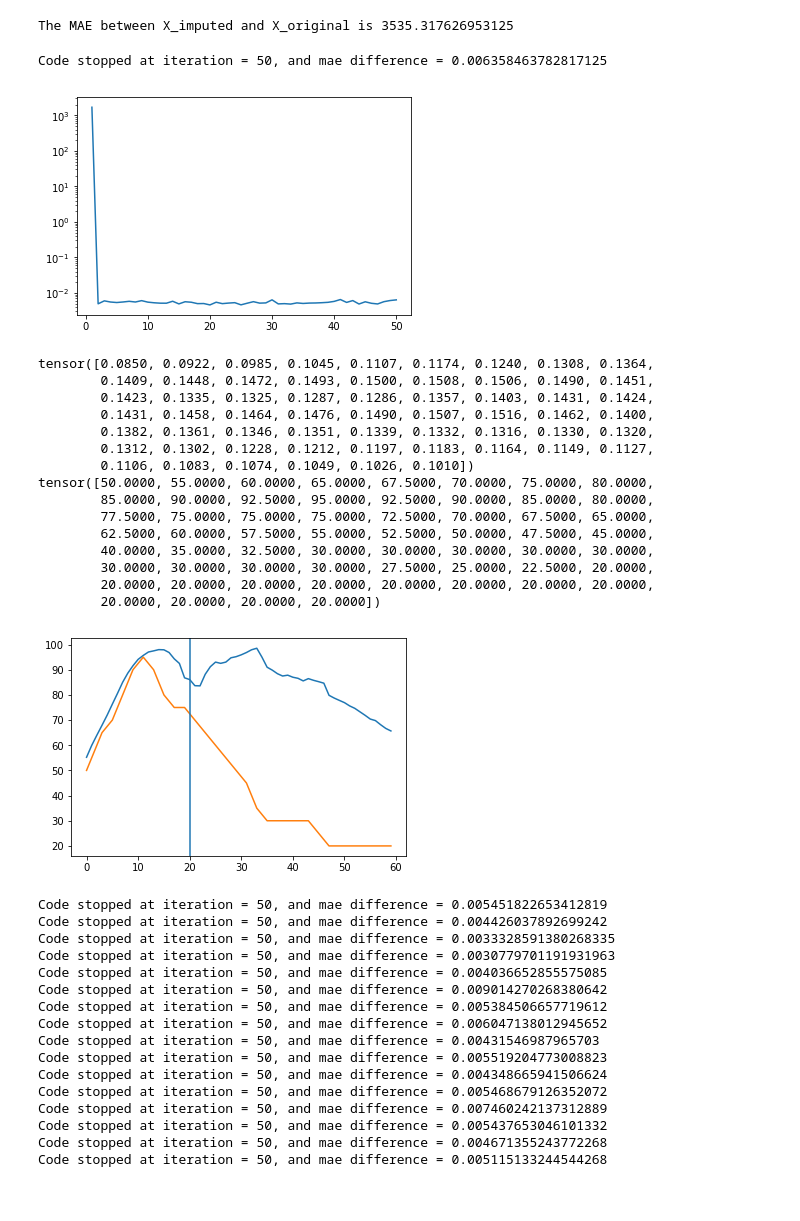
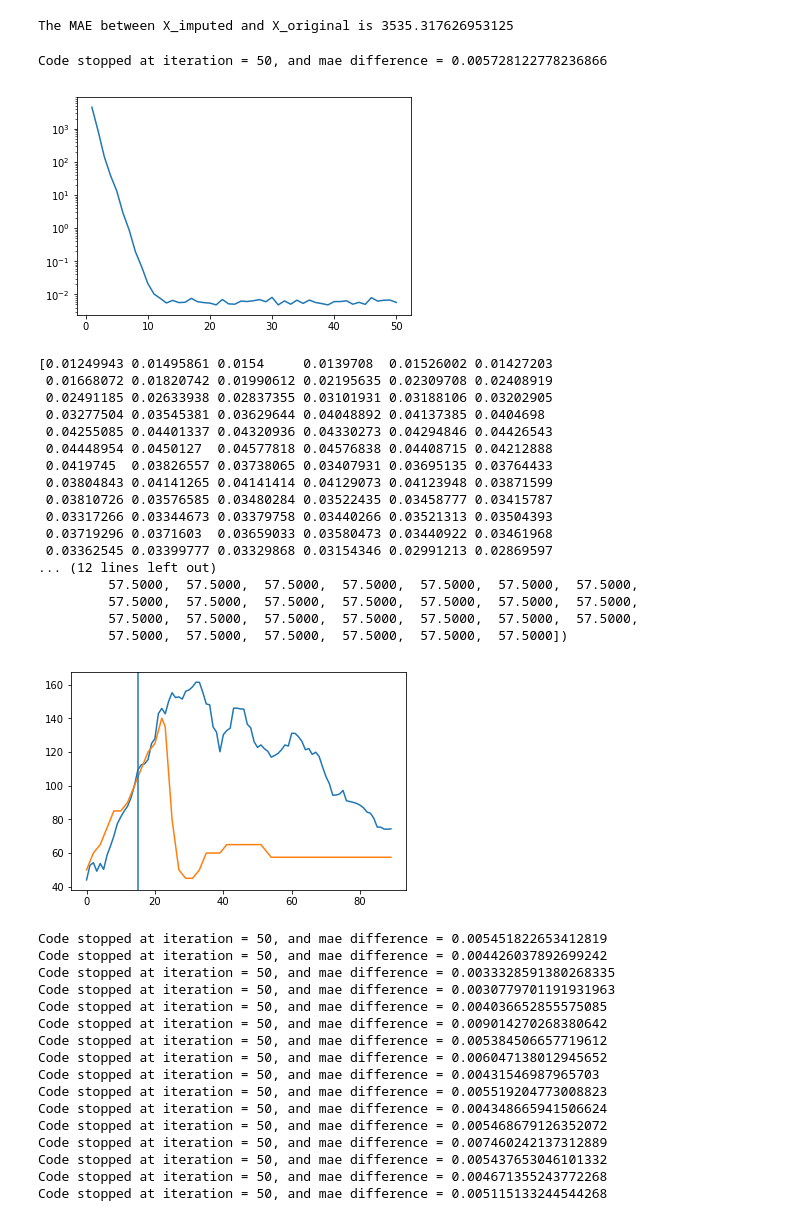
Before and after one commit to leobix/hurricast, a Jupyter notebook: processing_csv.ipynb, the cells around one changed output. Cells and saved outputs as stored; diff of their text form; code cells hidden in the pictures.

Commit message:
added test and additional processing

```diff
--- a/processing_csv.ipynb
+++ b/processing_csv.ipynb
@@ -136,6 +138,14 @@ def create_tensor(data, number_of_storms):
     for i in range(2,number_of_storms,1):
         tensor=np.dstack((tensor, data[i]))
     return tensor
+
+def repad(t):
+    for i in range(t.shape[0]):
+        if t[i][2][-1] == 0:
+            ind = np.argmin(t[0][2])
+            for j in range(ind,t.shape[2]):
+                t[i,:,j]=t[i,:,ind-1]
+    return t
 # %%
 def prepare_data(path = "ibtracs.last3years.list.v04r00.csv", max_wind_change = 12, min_wind = 50, min_steps = 15, max_steps = 120):
     data = pd.read_csv(path)
@@ -159,9 +169,11 @@ def prepare_data(path = "ibtracs.last3years.list.v04r00.csv", max_wind_change =
     t2=torch.Tensor(t[:,3:,:].astype('float64'))
     #transpose time and sample
     t3=torch.transpose(t2,0,2)
+    #replace 0 by latest values in the tensor
+    t3 = repad(t3)
     return t3
 # %%
-t3 = prepare_data(max_steps=60)
+t3 = prepare_data(max_steps=90)
 # %% [output]
 A value is trying to be set on a copy of a slice from a DataFrame.
 Try using .loc[row_indexer,col_indexer] = value instead
@@ -249,40 +261,46 @@ Code stopped at iteration = 50, and mae difference = 0.005229192320257425
 [figure]
 The MAE between X_imputed and X_original is 3535.317626953125
 # %%
-def test(data, storm_id, time, r):
+def test(data, storm_id, time, r, p = 2):
     data2 = data.clone()
     for t in range(time,data.shape[2]):
         data2[storm_id,:,t] = data2[storm_id,:,time-1]
         data2 = F.normalize(data2, dim = 2)
-    X_imputed = slice_learning(data2,r)
-    print(X_imputed[storm_id][2])
-    print(data[storm_id][2])
+    #get_best_r(data2, 5, 21)
+    X_imputed = np.array(slice_learning(data2,r))
+
+    print(X_imputed[storm_id][p])
+    print(data[storm_id][p])
     l = [i for i in range(data.shape[2])]
-    plt.plot(l, 650*np.array(X_imputed[storm_id][2]))
-    plt.plot(l, np.array(t3_test[storm_id][2]))
+    data = np.array(data)
+    plt.plot(l, data[storm_id][p][time-1]/X_imputed[storm_id][p][time-1]*(X_imputed[storm_id][p]))
+    plt.plot(l, data[storm_id][p])
     plt.axvline(x=time)
     plt.show()
-# %%
-test(t3, storm_id = 78, time = 20, r = 21)
-# %% [output]
-Code stopped at iteration = 50, and mae difference = 0.006358463782817125
-[figure, removed]
-tensor([0.0850, 0.0922, 0.0985, 0.1045, 0.1107, 0.1174, 0.1240, 0.1308, 0.1364,
-        0.1409, 0.1448, 0.1472, 0.1493, 0.1500, 0.1508, 0.1506, 0.1490, 0.1451,
-        0.1423, 0.1335, 0.1325, 0.1287, 0.1286, 0.1357, 0.1403, 0.1431, 0.1424,
-        0.1431, 0.1458, 0.1464, 0.1476, 0.1490, 0.1507, 0.1516, 0.1462, 0.1400,
-        0.1382, 0.1361, 0.1346, 0.1351, 0.1339, 0.1332, 0.1316, 0.1330, 0.1320,
-        0.1312, 0.1302, 0.1228, 0.1212, 0.1197, 0.1183, 0.1164, 0.1149, 0.1127,
-        0.1106, 0.1083, 0.1074, 0.1049, 0.1026, 0.1010])
-tensor([50.0000, 55.0000, 60.0000, 65.0000, 67.5000, 70.0000, 75.0000, 80.0000,
-        85.0000, 90.0000, 92.5000, 95.0000, 92.5000, 90.0000, 85.0000, 80.0000,
-        77.5000, 75.0000, 75.0000, 75.0000, 72.5000, 70.0000, 67.5000, 65.0000,
-        62.5000, 60.0000, 57.5000, 55.0000, 52.5000, 50.0000, 47.5000, 45.0000,
-        40.0000, 35.0000, 32.5000, 30.0000, 30.0000, 30.0000, 30.0000, 30.0000,
-        30.0000, 30.0000, 30.0000, 30.0000, 27.5000, 25.0000, 22.5000, 20.0000,
-        20.0000, 20.0000, 20.0000, 20.0000, 20.0000, 20.0000, 20.0000, 20.0000,
-        20.0000, 20.0000, 20.0000, 20.0000])
-[figure, removed]
+# %%
+#60 is big storm not easy to predict
+test(t3, storm_id = 90, time = 15, r = 13, p = 2)
+# %% [output]
+Code stopped at iteration = 50, and mae difference = 0.005728122778236866
+[figure, added]
+[0.01249943 0.01495861 0.0154     0.0139708  0.01526002 0.01427203
+ 0.01668072 0.01820742 0.01990612 0.02195635 0.02309708 0.02408919
+ 0.02491185 0.02633938 0.02837355 0.03101931 0.03188106 0.03202905
+ 0.03277504 0.03545381 0.03629644 0.04048892 0.04137385 0.0404698
+ 0.04255085 0.04401337 0.04320936 0.04330273 0.04294846 0.04426543
+ 0.04448954 0.0450127  0.04577818 0.04576838 0.04408715 0.04212888
+ 0.0419745  0.03826557 0.03738065 0.03407931 0.03695135 0.03764433
+ 0.03804843 0.04141265 0.04141414 0.04129073 0.04123948 0.03871599
+ 0.03810726 0.03576585 0.03480284 0.03522435 0.03458777 0.03415787
+ 0.03317266 0.03344673 0.03379758 0.03440266 0.03521313 0.03504393
+ 0.03719296 0.0371603  0.03659033 0.03580473 0.03440922 0.03461968
+ 0.03362545 0.03399777 0.03329868 0.03154346 0.02991213 0.02869597
+... (12 lines left out)
+         57.5000,  57.5000,  57.5000,  57.5000,  57.5000,  57.5000,  57.5000,
+         57.5000,  57.5000,  57.5000,  57.5000,  57.5000,  57.5000,  57.5000,
+         57.5000,  57.5000,  57.5000,  57.5000,  57.5000,  57.5000,  57.5000,
+         57.5000,  57.5000,  57.5000,  57.5000,  57.5000,  57.5000])
+[figure, added]
 # %%
 #get best r
 def get_best_r(data, r_min, r_max):
```
Also changed, not shown: parts of 2 cells of this notebook.
